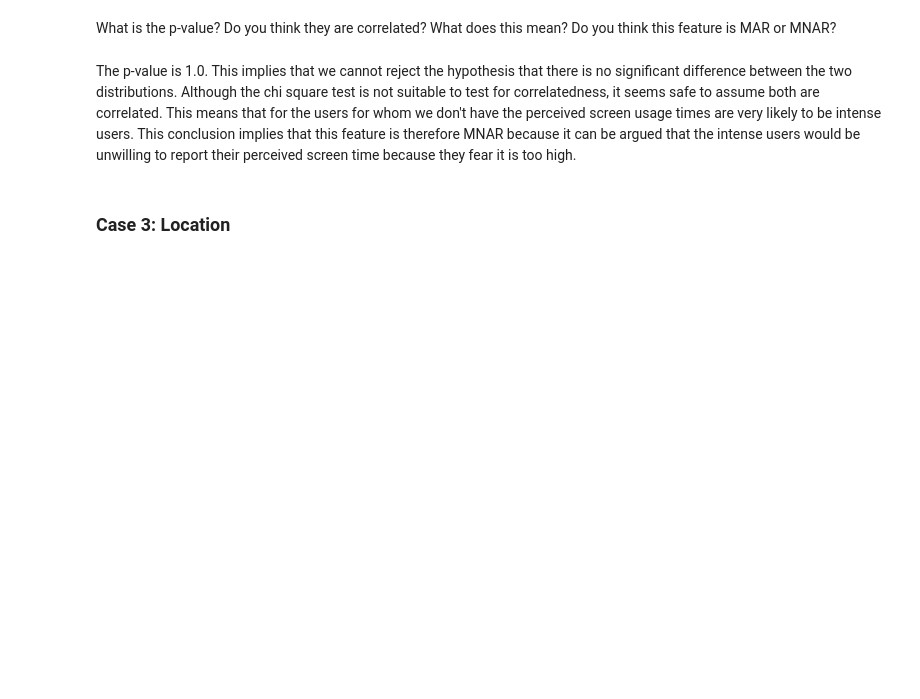
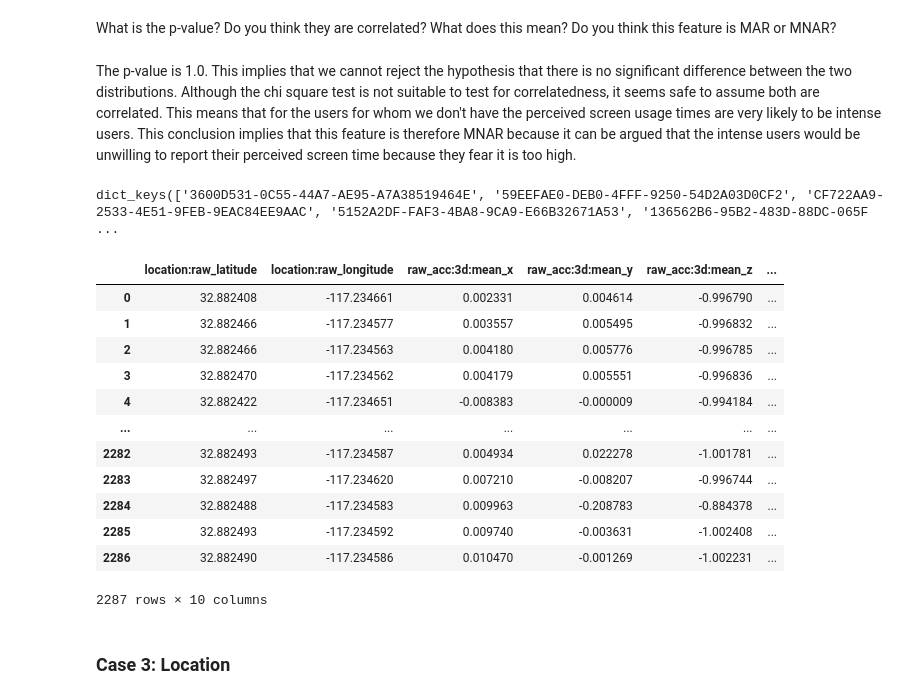
Before and after one commit to aditya-gurjar/Data-Engineering, a Jupyter notebook: Project 2/p2/Assignment1_Q2.ipynb, the cells around one changed output. Cells and saved outputs as stored; diff of their text form; code cells hidden in the pictures; blank space fills up the shorter version.

```diff
--- a/Project 2/p2/Assignment1_Q2.ipynb
+++ b/Project 2/p2/Assignment1_Q2.ipynb
@@ -271,6 +286,26 @@ The pvalue is: 1.0
 What is the p-value? Do you think they are correlated? What does this mean? Do you think this feature is MAR or MNAR?
 # %% [markdown]
 The p-value is 1.0. This implies that we cannot reject the hypothesis that there is no significant difference between the two distributions. Although the chi square test is not suitable to test for correlatedness, it seems safe to assume both are correlated. This means that for the users for whom we don't have the perceived screen usage times are very likely to be intense users. This conclusion implies that this feature is therefore MNAR because it can be argued that the intense users would be unwilling to report their perceived screen time because they fear it is too high.
+# %%
+sensory.keys()
+# %% [output]
+dict_keys(['3600D531-0C55-44A7-AE95-A7A38519464E', '59EEFAE0-DEB0-4FFF-9250-54D2A03D0CF2', 'CF722AA9-2533-4E51-9FEB-9EAC84EE9AAC', '5152A2DF-FAF3-4BA8-9CA9-E66B32671A53', '136562B6-95B2-483D-88DC-065F ...
+# %%
+sensory['00EABED2-271D-49D8-B599-1D4A09240601']
+# %% [output]
+|  | location:raw_latitude | location:raw_longitude | raw_acc:3d:mean_x | raw_acc:3d:mean_y | raw_acc:3d:mean_z | ... |
+| 0 | 32.882408 | -117.234661 | 0.002331 | 0.004614 | -0.996790 | ... |
+| 1 | 32.882466 | -117.234577 | 0.003557 | 0.005495 | -0.996832 | ... |
+| 2 | 32.882466 | -117.234563 | 0.004180 | 0.005776 | -0.996785 | ... |
+| 3 | 32.882470 | -117.234562 | 0.004179 | 0.005551 | -0.996836 | ... |
+| 4 | 32.882422 | -117.234651 | -0.008383 | -0.000009 | -0.994184 | ... |
+| ... | ... | ... | ... | ... | ... | ... |
+| 2282 | 32.882493 | -117.234587 | 0.004934 | 0.022278 | -1.001781 | ... |
+| 2283 | 32.882497 | -117.234620 | 0.007210 | -0.008207 | -0.996744 | ... |
+| 2284 | 32.882488 | -117.234583 | 0.009963 | -0.208783 | -0.884378 | ... |
+| 2285 | 32.882493 | -117.234592 | 0.009740 | -0.003631 | -1.002408 | ... |
+| 2286 | 32.882490 | -117.234586 | 0.010470 | -0.001269 | -1.002231 | ... |
+2287 rows × 10 columns
 # %% [markdown]
 ### Case 3: Location
 # %%
```
Also changed, not shown: parts of 10 cells of this notebook, 4 other files.
